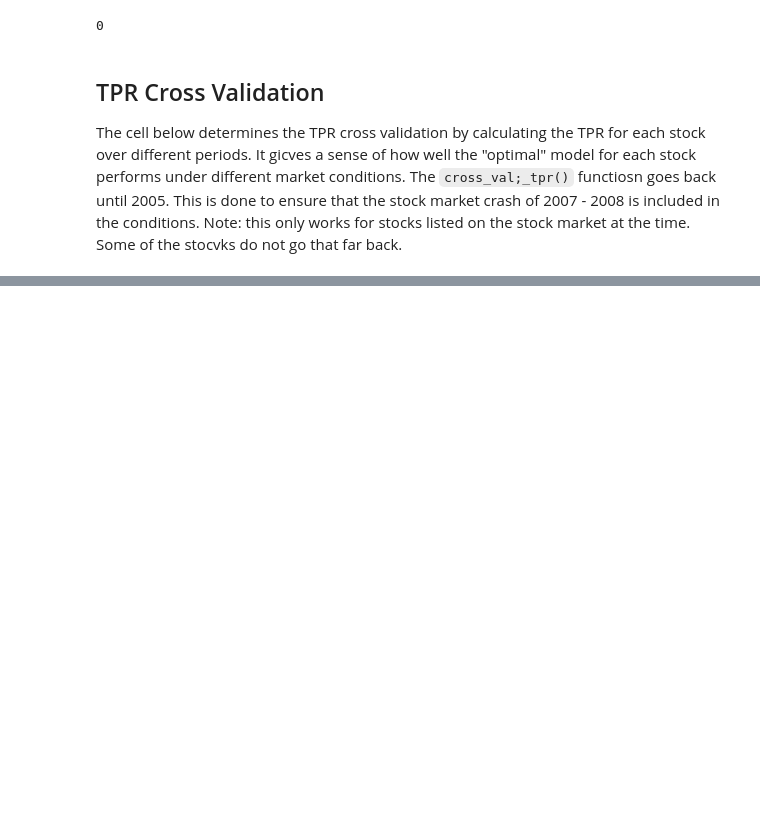
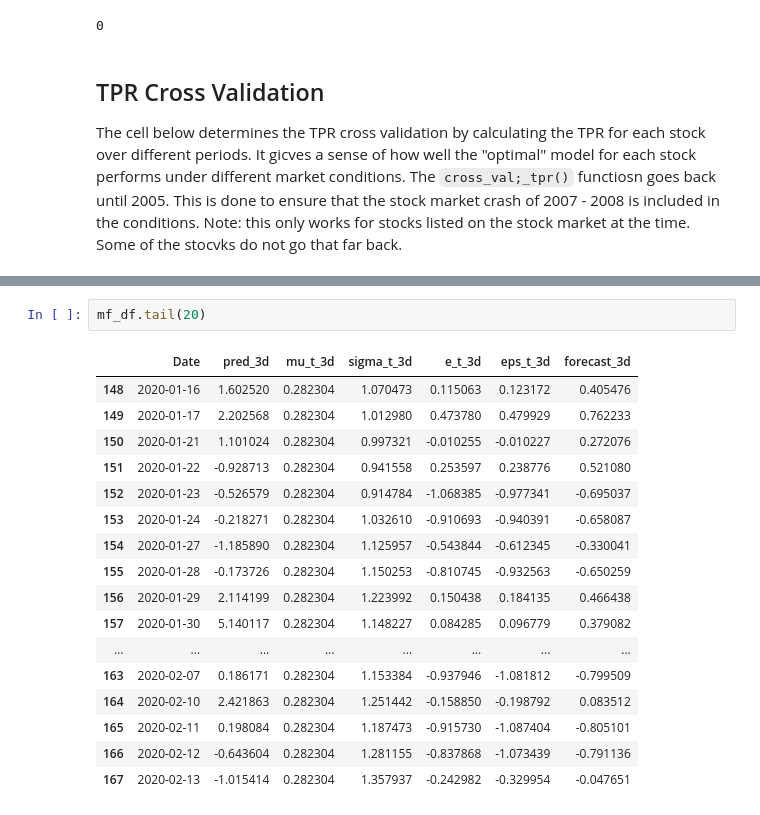
Before and after one commit to frkornet/Stock-Market-Final-Project, a Jupyter notebook: notebook/test days up.ipynb, the cells around one changed output, grey strips where cells are left out. Saved outputs shown, nothing was run; the diff lists cells and outputs as text; blank space fills up the shorter version.

```diff
--- a/notebook/test days up.ipynb
+++ b/notebook/test days up.ipynb
@@ -349,0 +657,20 @@ Name: params, dtype: float64
+# %%
+mf_df.tail(20)
+# %% [output]
+|  | Date | pred_3d | mu_t_3d | sigma_t_3d | e_t_3d | eps_t_3d | forecast_3d |
+| 148 | 2020-01-16 | 1.602520 | 0.282304 | 1.070473 | 0.115063 | 0.123172 | 0.405476 |
+| 149 | 2020-01-17 | 2.202568 | 0.282304 | 1.012980 | 0.473780 | 0.479929 | 0.762233 |
+| 150 | 2020-01-21 | 1.101024 | 0.282304 | 0.997321 | -0.010255 | -0.010227 | 0.272076 |
+| 151 | 2020-01-22 | -0.928713 | 0.282304 | 0.941558 | 0.253597 | 0.238776 | 0.521080 |
+| 152 | 2020-01-23 | -0.526579 | 0.282304 | 0.914784 | -1.068385 | -0.977341 | -0.695037 |
+| 153 | 2020-01-24 | -0.218271 | 0.282304 | 1.032610 | -0.910693 | -0.940391 | -0.658087 |
+| 154 | 2020-01-27 | -1.185890 | 0.282304 | 1.125957 | -0.543844 | -0.612345 | -0.330041 |
+| 155 | 2020-01-28 | -0.173726 | 0.282304 | 1.150253 | -0.810745 | -0.932563 | -0.650259 |
+| 156 | 2020-01-29 | 2.114199 | 0.282304 | 1.223992 | 0.150438 | 0.184135 | 0.466438 |
+| 157 | 2020-01-30 | 5.140117 | 0.282304 | 1.148227 | 0.084285 | 0.096779 | 0.379082 |
+| ... | ... | ... | ... | ... | ... | ... | ... |
+| 163 | 2020-02-07 | 0.186171 | 0.282304 | 1.153384 | -0.937946 | -1.081812 | -0.799509 |
+| 164 | 2020-02-10 | 2.421863 | 0.282304 | 1.251442 | -0.158850 | -0.198792 | 0.083512 |
+| 165 | 2020-02-11 | 0.198084 | 0.282304 | 1.187473 | -0.915730 | -1.087404 | -0.805101 |
+| 166 | 2020-02-12 | -0.643604 | 0.282304 | 1.281155 | -0.837868 | -1.073439 | -0.791136 |
+| 167 | 2020-02-13 | -1.015414 | 0.282304 | 1.357937 | -0.242982 | -0.329954 | -0.047651 |
```
Also changed, not shown: parts of 42 cells of this notebook, 3 other files.
